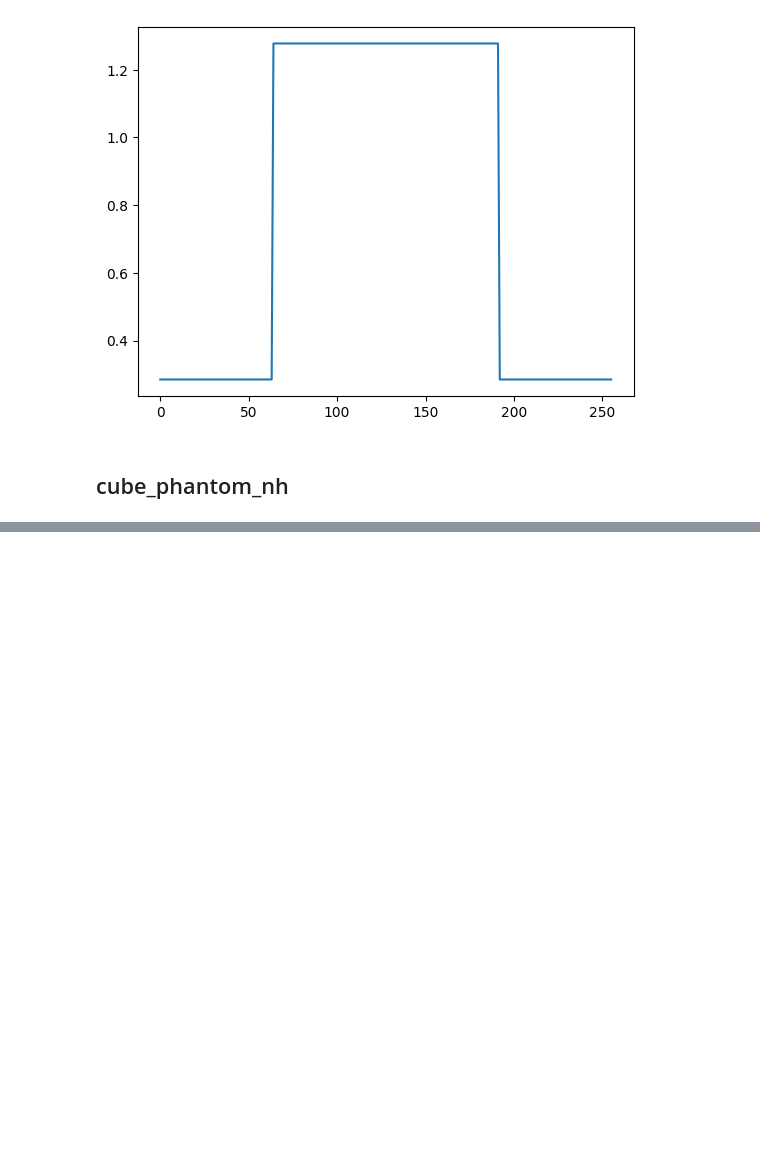
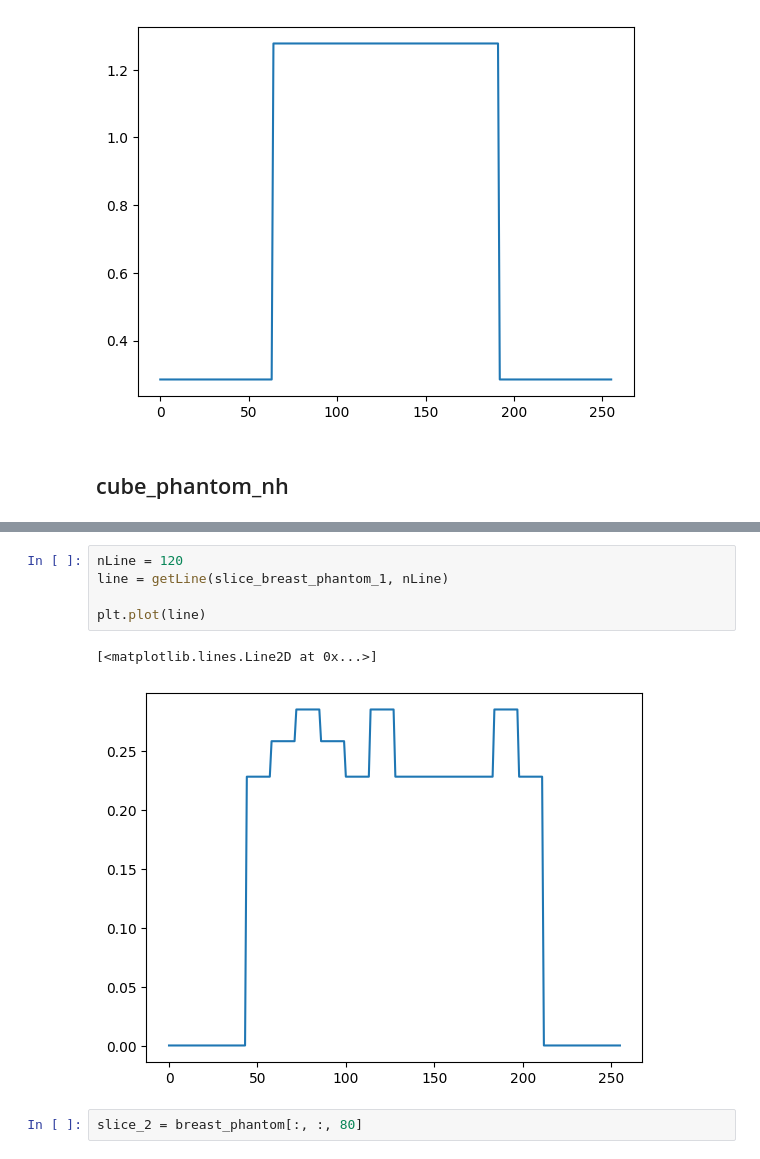
Before and after one commit to Leo00010011/IPBMI_Notebooks, a Jupyter notebook: E3/IPBMA_3_Photom Simulation.ipynb, the cells around one changed output, grey strips where cells are left out. Drawn from its saved outputs; the diff is of its cells as text; blank space fills up the shorter version.

```diff
--- a/E3/IPBMA_3_Photom Simulation.ipynb
+++ b/E3/IPBMA_3_Photom Simulation.ipynb
@@ -82,0 +94,10 @@ plt.plot(line)
+# %%
+nLine = 120
+line = getLine(slice_breast_phantom_1, nLine)
+
+plt.plot(line)
+# %% [output]
+[<matplotlib.lines.Line2D at 0x...>]
+[figure, added]
+# %%
+slice_2 = breast_phantom[:, :, 80]
```
Also changed, not shown: parts of 14 cells of this notebook, 4 other files.
